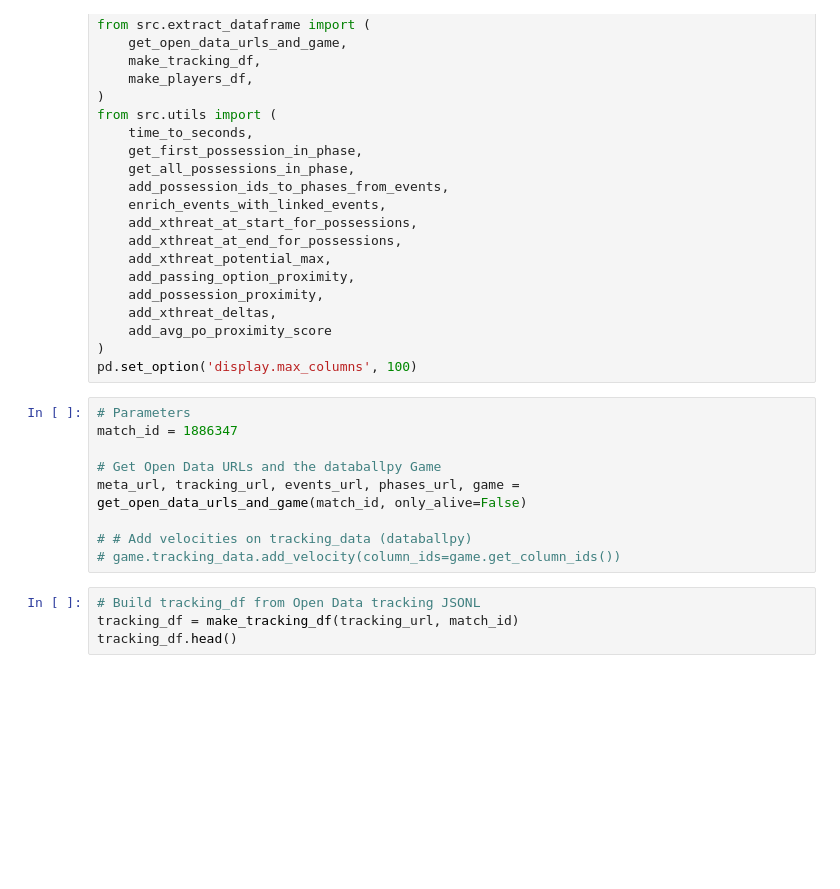
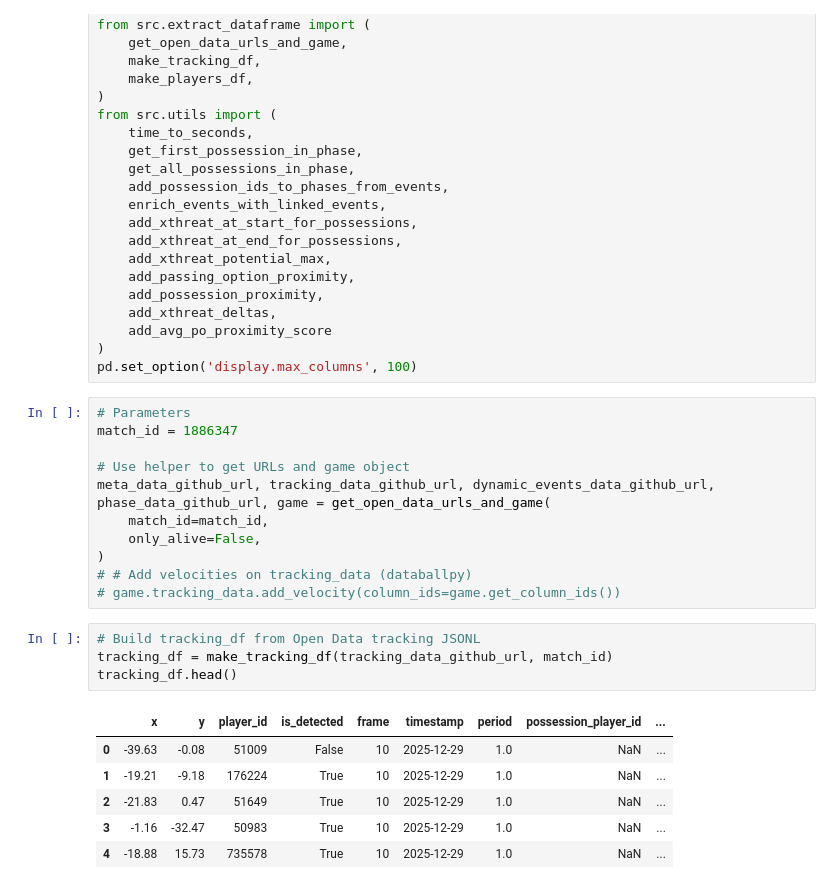
Before and after one commit to falguni7/analytics_cup_research_fg, a Jupyter notebook: submission.ipynb, the cells around one changed output. Cells and saved outputs as stored; diff of their text form; blank space fills up the shorter version.

```diff
--- a/submission.ipynb
+++ b/submission.ipynb
@@ -26,14 +26,23 @@ pd.set_option('display.max_columns', 100)
 # Parameters
 match_id = 1886347
 
-# Get Open Data URLs and the databallpy Game
-meta_url, tracking_url, events_url, phases_url, game = get_open_data_urls_and_game(match_id, only_alive=False)
-
+# Use helper to get URLs and game object
+meta_data_github_url, tracking_data_github_url, dynamic_events_data_github_url, phase_data_github_url, game = get_open_data_urls_and_game(
+    match_id=match_id,
+    only_alive=False,
+)
 # # Add velocities on tracking_data (databallpy)
 # game.tracking_data.add_velocity(column_ids=game.get_column_ids())
 # %%
 # Build tracking_df from Open Data tracking JSONL
-tracking_df = make_tracking_df(tracking_url, match_id)
+tracking_df = make_tracking_df(tracking_data_github_url, match_id)
 tracking_df.head()
+# %% [output]
+|  | x | y | player_id | is_detected | frame | timestamp | period | possession_player_id | ... |
+| 0 | -39.63 | -0.08 | 51009 | False | 10 | 2025-12-29 | 1.0 | NaN | ... |
+| 1 | -19.21 | -9.18 | 176224 | True | 10 | 2025-12-29 | 1.0 | NaN | ... |
+| 2 | -21.83 | 0.47 | 51649 | True | 10 | 2025-12-29 | 1.0 | NaN | ... |
+| 3 | -1.16 | -32.47 | 50983 | True | 10 | 2025-12-29 | 1.0 | NaN | ... |
+| 4 | -18.88 | 15.73 | 735578 | True | 10 | 2025-12-29 | 1.0 | NaN | ... |
 # %%
 # Build players_df from match metadata JSON
```
Also changed, not shown: parts of 15 cells of this notebook.
